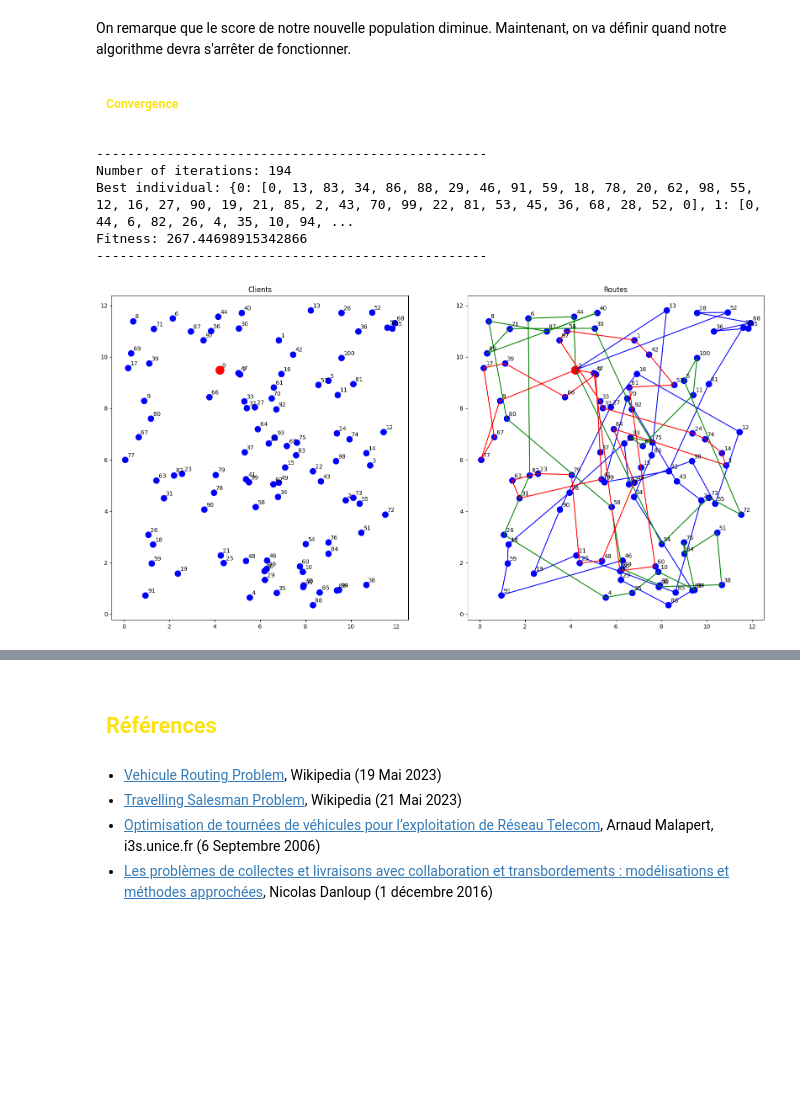
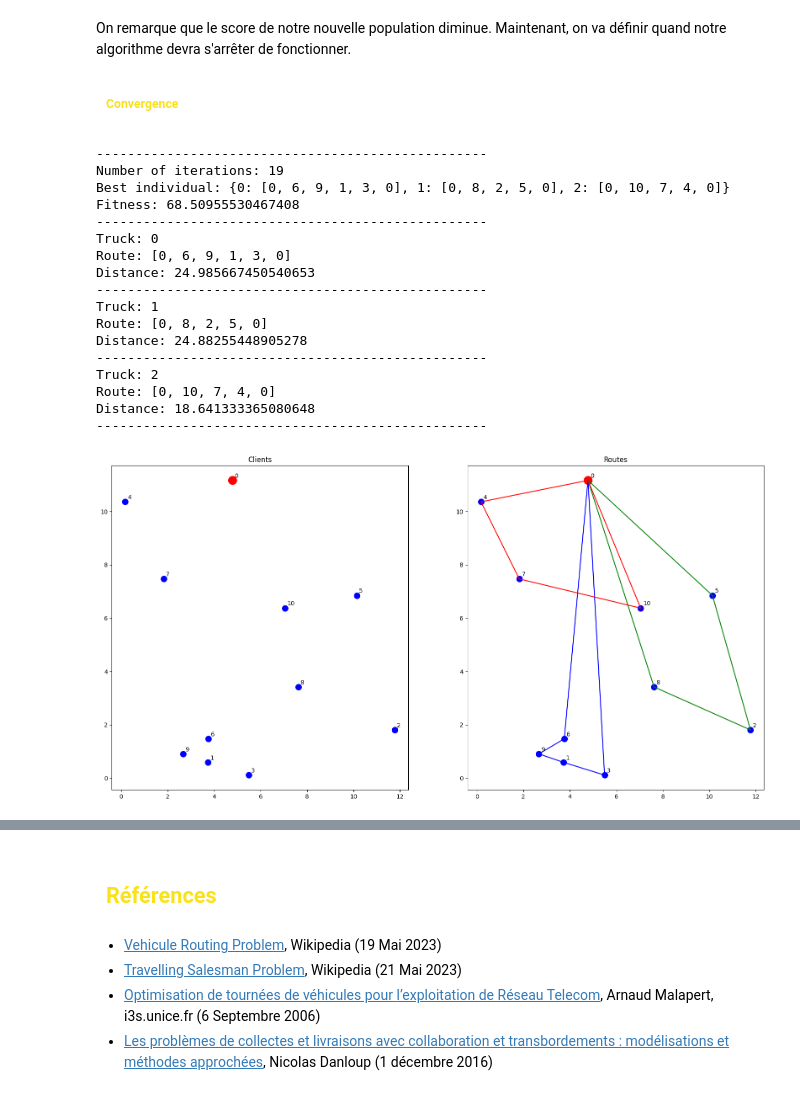
Before and after one commit to Vic06163/Algorithmics-project, a Jupyter notebook: Livrable v2.ipynb, the cells around one changed output, grey strips where cells are left out. Drawn from its saved outputs; the diff is of its cells as text; code cells hidden in the pictures; blank space fills up the shorter version.

```diff
--- a/Livrable v2.ipynb
+++ b/Livrable v2.ipynb
@@ -650,34 +633,56 @@ def genetic_algorithm(adjency_matrix, nb_truck, start_hour=8, starting_point=0,
     # Select the best individual
     best_individual = selection(population, adjency_matrix, start_hour,k=1)[0]
 
-    print("-"*50)
-    print("Number of iterations:", t)
-    print("Best individual:", best_individual)
-    print("Fitness:", fitness(best_individual, adjency_matrix, start_hour))
-    print("-"*50)
+    # print("-"*50)
+    # print("Number of iterations:", t)
+    # print("Best individual:", best_individual)
+    # print("Fitness:", fitness(best_individual, adjency_matrix, start_hour))
+    # print("-"*50)
 
-    # Plot the graph
-    plot_graph(adjency_matrix, xc, yc, best_individual, best_individual)
+    # # For each truck, print the route and the distance
+    # for truck in best_individual:
+    #     print("Truck:", truck)
+    #     print("Route:", best_individual[truck])
+    #     distances = []
+    #     for i in range(len(best_individual[truck]) - 1):
+    #         distances.append(matrix[best_individual[truck][i]][best_individual[truck][i+1]])
+    #     print("Distance:", sum(distances))
+    #     print("-"*50)
+
+    # # Plot the graph
+    # plot_graph(adjency_matrix, xc, yc, best_individual, best_individual)
 
     return best_individual
 # %%
 # --------------- Variables --------------- #
-n = 100 # Number of clients
+n = 10 # Number of clients
 number_of_truck = 3 # Number of trucks
 starting_point = 0 # Starting point
 start_hour = 0 # Starting hour for the trucks
 
 population_size = 100 # Size of the population generated by the genetic algorithm
 k = 10 # Number of best individuals selected to reproduce
 mutation_rate = 0.15 # Mutation rate
 
 # --------------- Main --------------- #
 matrix, xc, yc = generate_random_graph(n)
 best_individual = genetic_algorithm(matrix, nb_truck=number_of_truck, starting_point=starting_point, population_size=population_size, mutation_rate=mutation_rate, start_hour=start_hour)
 # %% [output]
 --------------------------------------------------
-Number of iterations: 194
-Best individual: {0: [0, 13, 83, 34, 86, 88, 29, 46, 91, 59, 18, 78, 20, 62, 98, 55, 12, 16, 27, 90, 19, 21, 85, 2, 43, 70, 99, 22, 81, 53, 45, 36, 68, 28, 52, 0], 1: [0, 44, 6, 82, 26, 4, 35, 10, 94, ...
-Fitness: 267.44698915342866
+Number of iterations: 19
+Best individual: {0: [0, 6, 9, 1, 3, 0], 1: [0, 8, 2, 5, 0], 2: [0, 10, 7, 4, 0]}
+Fitness: 68.50955530467408
 --------------------------------------------------
+Truck: 0
+Route: [0, 6, 9, 1, 3, 0]
+Distance: 24.985667450540653
+--------------------------------------------------
+Truck: 1
+Route: [0, 8, 2, 5, 0]
+Distance: 24.88255448905278
+--------------------------------------------------
+Truck: 2
+Route: [0, 10, 7, 4, 0]
+Distance: 18.641333365080648
+--------------------------------------------------
-[figure, old version]
+[figure, new version]
```
Also changed, not shown: parts of 19 cells of this notebook.
